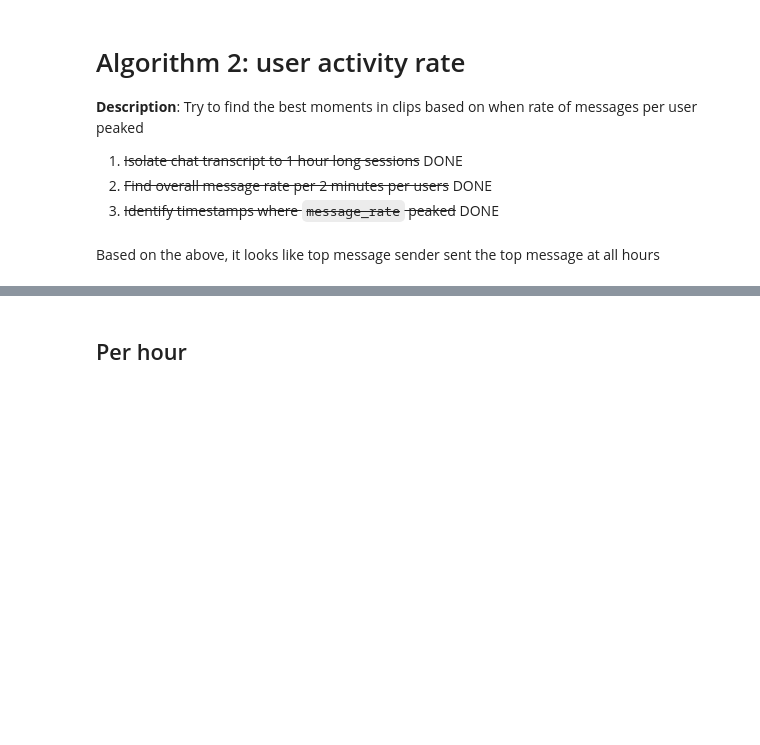
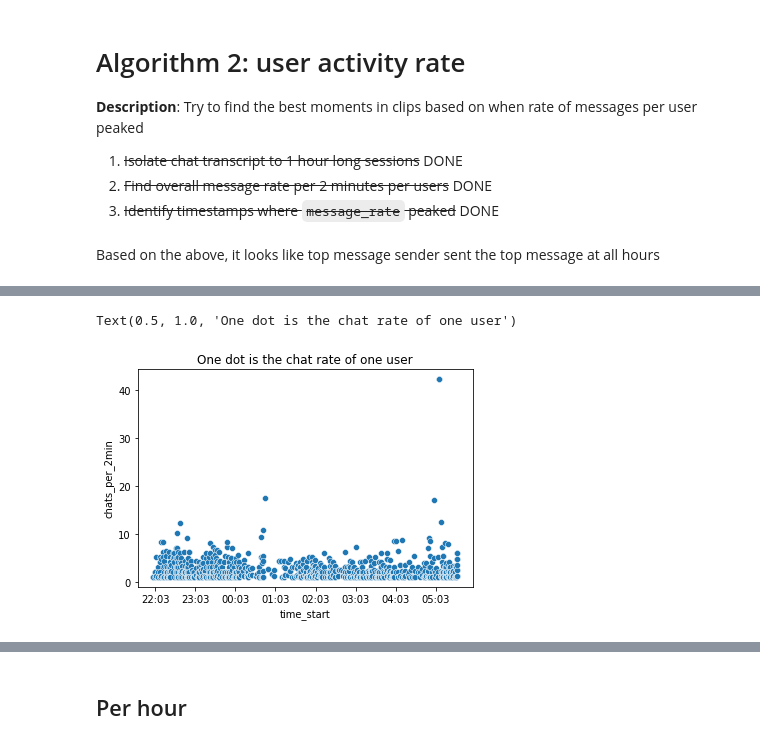
Before and after one commit to pillargg/pillar_algos, a Jupyter notebook: algorithm_2.ipynb, the cells around one changed output, grey strips where cells are left out. Drawn from its saved outputs; the diff is of its cells as text; code cells hidden in the pictures; blank space fills up the shorter version.

```diff
--- a/algorithm_2.ipynb
+++ b/algorithm_2.ipynb
@@ -202,0 +195,6 @@ sns.catplot(x='hour',y='chat_rate',data=mean_rates, kind='strip')
+# %%
+g.plot_with_time(x='time_start',y='chats_per_2min',data=chat_rates)
+plt.title('One dot is the chat rate of one user')
+# %% [output]
+Text(0.5, 1.0, 'One dot is the chat rate of one user')
+[figure, added]
```
Also changed, not shown: parts of 39 cells of this notebook, 1 other file.
